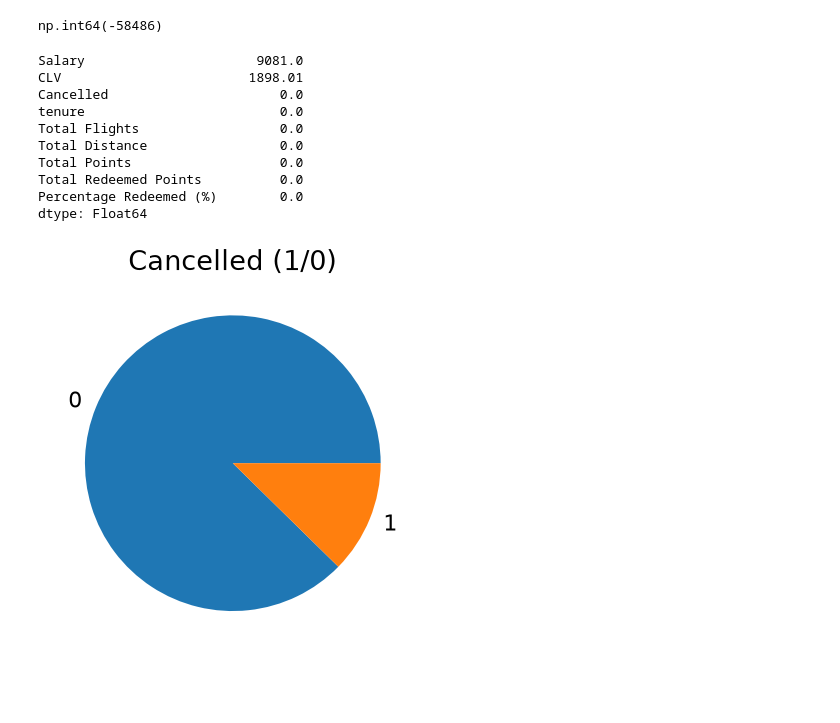
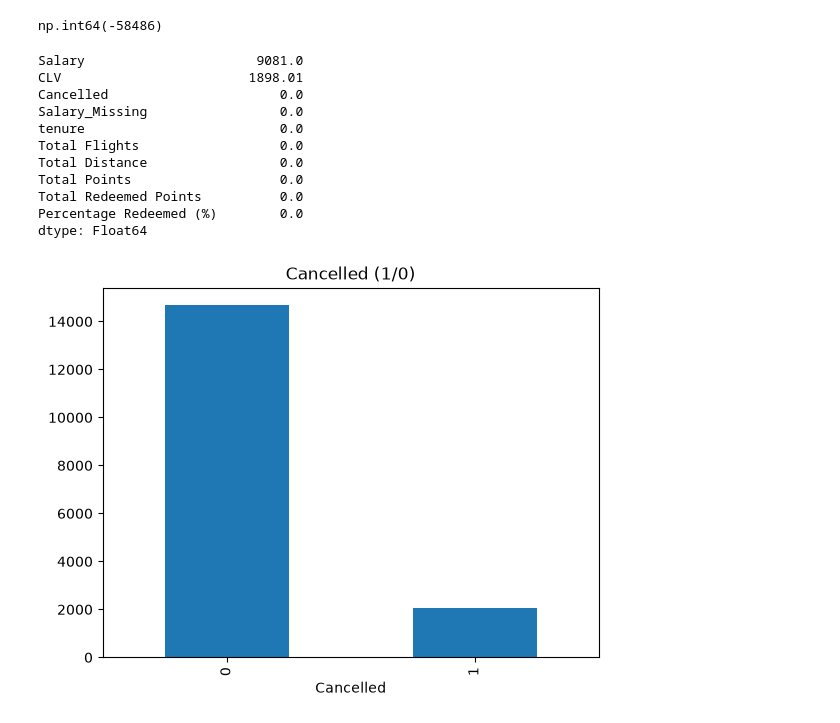
Before and after one commit to LeviZ08/Airline-Loyalty-Program-Churn-and-Analytics-, a Jupyter notebook: Airline_Analysis.ipynb, the cells around one changed output. Cells and saved outputs as stored; diff of their text form; code cells hidden in the pictures; blank space fills up the shorter version.

```diff
--- a/Airline_Analysis.ipynb
+++ b/Airline_Analysis.ipynb
@@ -179,7 +181,7 @@ SELECT * EXCLUDE("Postal Code", "City", "Country", "Enrollment Year", "Enrollmen
     MAKE_DATE("Enrollment Year", "Enrollment Month", 1) AS "Enrollment Date",
     MAKE_DATE("Cancellation Year", "Cancellation Month", 1) AS "Cancellation Date",
     CASE WHEN ("Cancellation Year" AND "Cancellation Month") IS NULL THEN 0 ELSE 1 END AS Cancelled,
-    CASE WHEN Salary IS NULL THEN 'Yes' ELSE 'No' END AS Salary_Missing,
+    CASE WHEN Salary IS NULL THEN 1 ELSE 0 END AS Salary_Missing,
     DATE_DIFF('month', "Enrollment Date", (SELECT MAX(Date) FROM read_csv_auto("Calendar.csv"))) AS "tenure"
 FROM read_csv_auto("Customer Loyalty History.csv")
 """).df()
@@ -254,6 +256,7 @@ df.describe().min()
 Salary                      9081.0
 CLV                        1898.01
 Cancelled                      0.0
+Salary_Missing                 0.0
 tenure                         0.0
 Total Flights                  0.0
 Total Distance                 0.0
@@ -262,9 +265,9 @@ Total Redeemed Points          0.0
 Percentage Redeemed (%)        0.0
 dtype: Float64
 # %%
-df["Cancelled"].value_counts().plot(kind = "pie")
+df["Cancelled"].value_counts().plot(kind = "bar")
 plt.title("Cancelled (1/0)")
 plt.ylabel("")
 plt.show()
 # %% [output]
-[figure, old version]
+[figure, new version]
```
Also changed, not shown: parts of 24 cells of this notebook.
